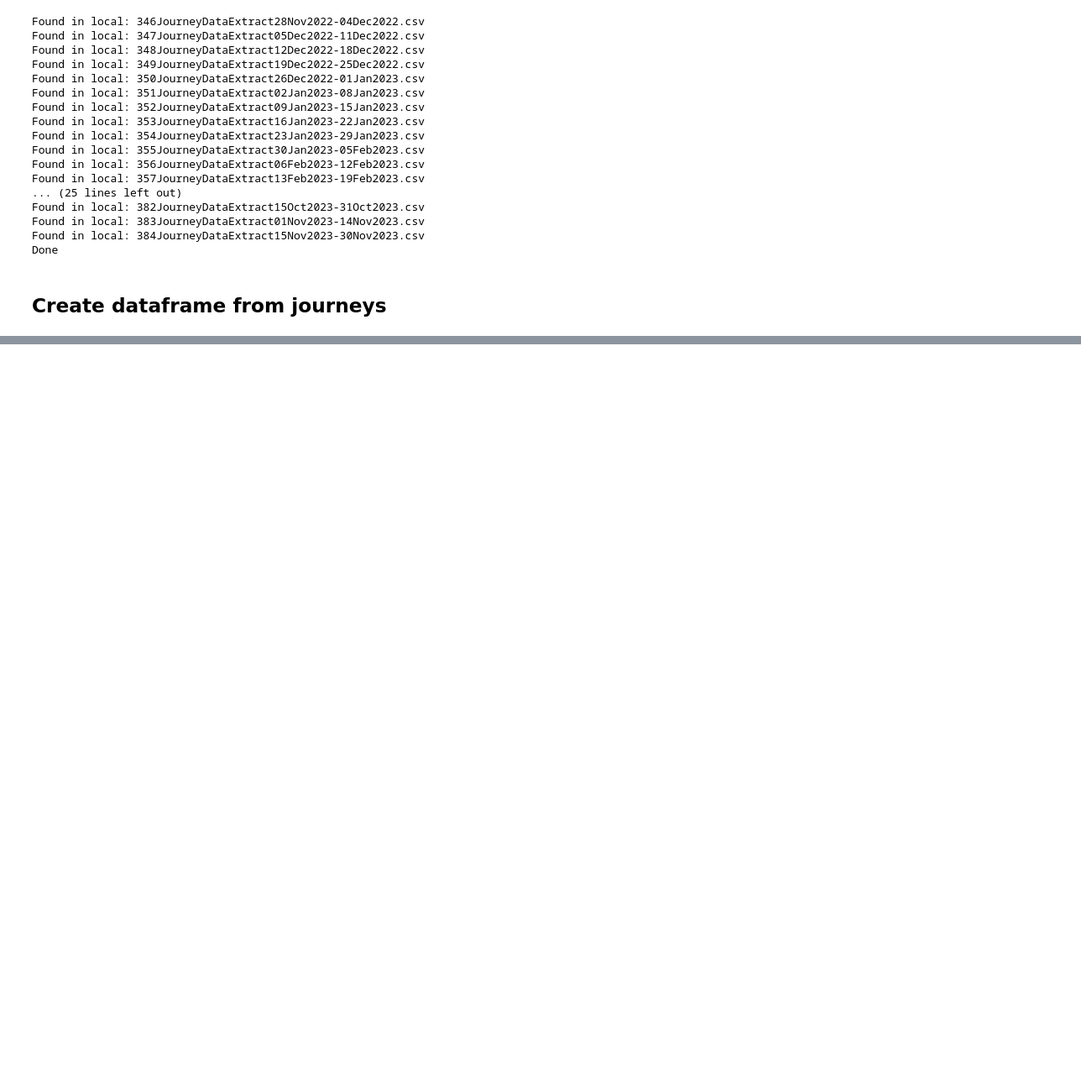
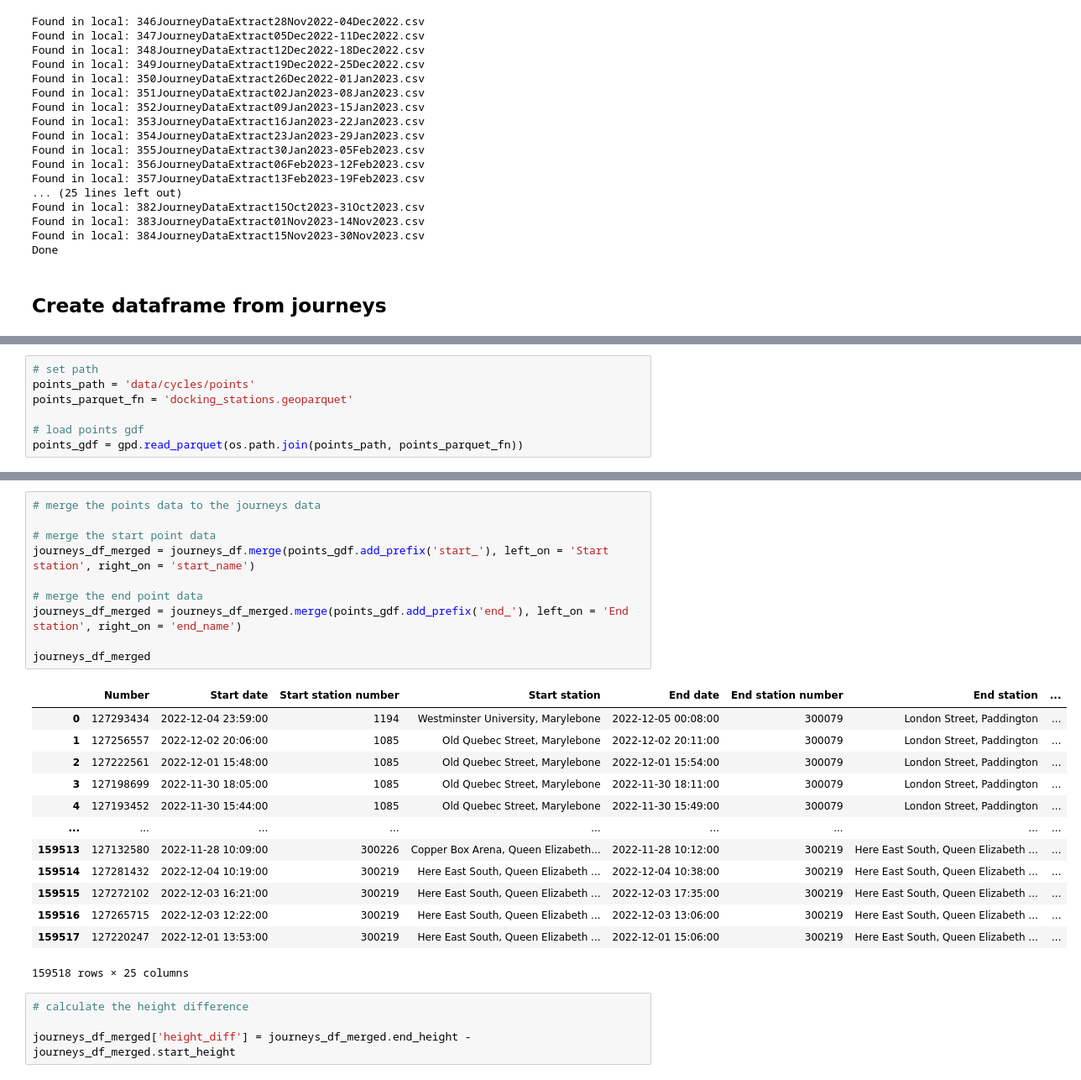
Before and after one commit to sokimura39/QM_Report, a Jupyter notebook: journeys_download.ipynb, the cells around one changed output, grey strips where cells are left out. Shown at 84% size. Saved outputs shown, nothing was run; the diff lists cells and outputs as text; blank space fills up the shorter version.

```diff
--- a/journeys_download.ipynb
+++ b/journeys_download.ipynb
@@ -138,0 +154,7 @@ journeys_df.reset_index()
+# %%
+# set path
+points_path = 'data/cycles/points'
+points_parquet_fn = 'docking_stations.geoparquet'
+
+# load points gdf
+points_gdf = gpd.read_parquet(os.path.join(points_path, points_parquet_fn))
@@ -138,0 +177,28 @@ journeys_df.reset_index()
+# %%
+# merge the points data to the journeys data
+
+# merge the start point data
+journeys_df_merged = journeys_df.merge(points_gdf.add_prefix('start_'), left_on = 'Start station', right_on = 'start_name')
+
+# merge the end point data
+journeys_df_merged = journeys_df_merged.merge(points_gdf.add_prefix('end_'), left_on = 'End station', right_on = 'end_name')
+
+journeys_df_merged
+# %% [output]
+|  | Number | Start date | Start station number | Start station | End date | End station number | End station | ... |
+| 0 | 127293434 | 2022-12-04 23:59:00 | 1194 | Westminster University, Marylebone | 2022-12-05 00:08:00 | 300079 | London Street, Paddington | ... |
+| 1 | 127256557 | 2022-12-02 20:06:00 | 1085 | Old Quebec Street, Marylebone | 2022-12-02 20:11:00 | 300079 | London Street, Paddington | ... |
+| 2 | 127222561 | 2022-12-01 15:48:00 | 1085 | Old Quebec Street, Marylebone | 2022-12-01 15:54:00 | 300079 | London Street, Paddington | ... |
+| 3 | 127198699 | 2022-11-30 18:05:00 | 1085 | Old Quebec Street, Marylebone | 2022-11-30 18:11:00 | 300079 | London Street, Paddington | ... |
+| 4 | 127193452 | 2022-11-30 15:44:00 | 1085 | Old Quebec Street, Marylebone | 2022-11-30 15:49:00 | 300079 | London Street, Paddington | ... |
+| ... | ... | ... | ... | ... | ... | ... | ... | ... |
+| 159513 | 127132580 | 2022-11-28 10:09:00 | 300226 | Copper Box Arena, Queen Elizabeth... | 2022-11-28 10:12:00 | 300219 | Here East South, Queen Elizabeth ... | ... |
+| 159514 | 127281432 | 2022-12-04 10:19:00 | 300219 | Here East South, Queen Elizabeth ... | 2022-12-04 10:38:00 | 300219 | Here East South, Queen Elizabeth ... | ... |
+| 159515 | 127272102 | 2022-12-03 16:21:00 | 300219 | Here East South, Queen Elizabeth ... | 2022-12-03 17:35:00 | 300219 | Here East South, Queen Elizabeth ... | ... |
+| 159516 | 127265715 | 2022-12-03 12:22:00 | 300219 | Here East South, Queen Elizabeth ... | 2022-12-03 13:06:00 | 300219 | Here East South, Queen Elizabeth ... | ... |
+| 159517 | 127220247 | 2022-12-01 13:53:00 | 300219 | Here East South, Queen Elizabeth ... | 2022-12-01 15:06:00 | 300219 | Here East South, Queen Elizabeth ... | ... |
+159518 rows × 25 columns
+# %%
+# calculate the height difference
+
+journeys_df_merged['height_diff'] = journeys_df_merged.end_height - journeys_df_merged.start_height
```
Also changed, not shown: parts of 15 cells of this notebook, 2 other files.
